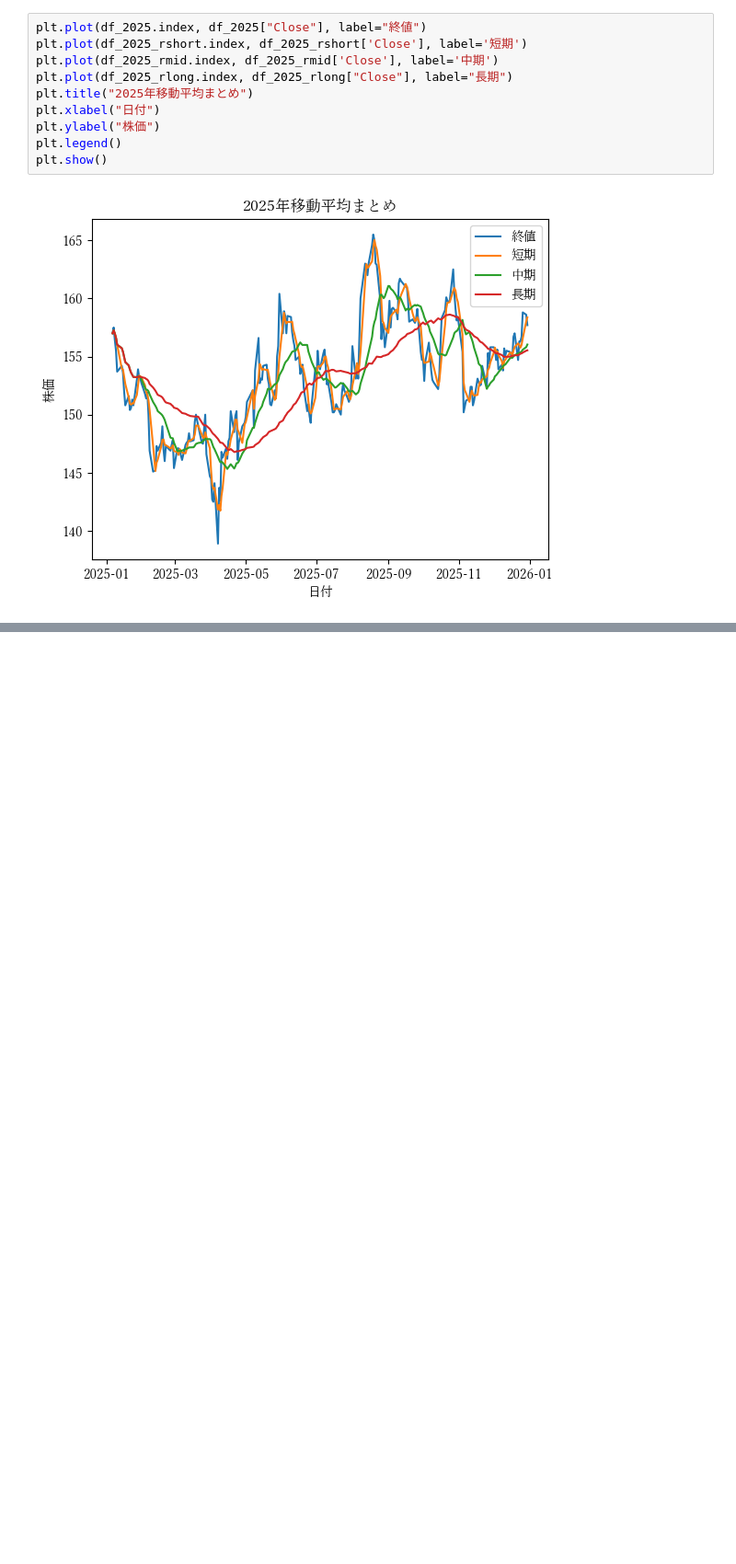
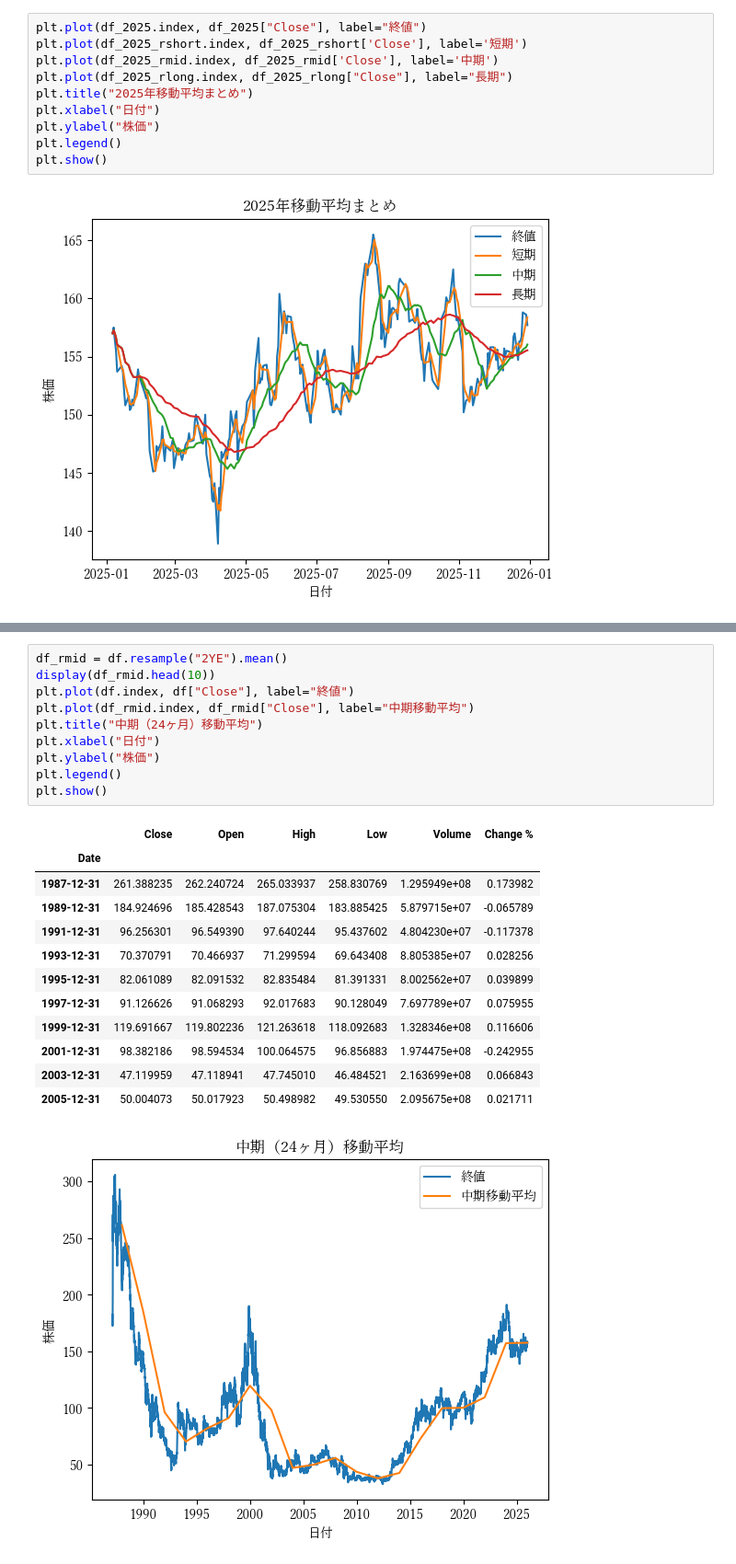
Before and after one commit to lktoby/stock_price, a Jupyter notebook: stock_price.ipynb, the cells around one changed output, grey strips where cells are left out. Shown at 92% size. Cells and saved outputs as stored; diff of their text form; blank space fills up the shorter version.

```diff
--- a/stock_price.ipynb
+++ b/stock_price.ipynb
@@ -287,0 +314,24 @@ plt.show()
+# %%
+df_rmid = df.resample("2YE").mean()
+display(df_rmid.head(10))
+plt.plot(df.index, df["Close"], label="終値")
+plt.plot(df_rmid.index, df_rmid["Close"], label="中期移動平均")
+plt.title("中期（24ヶ月）移動平均")
+plt.xlabel("日付")
+plt.ylabel("株価")
+plt.legend()
+plt.show()
+# %% [output]
+|  | Close | Open | High | Low | Volume | Change % |
+| Date |  |  |  |  |  |  |
+| 1987-12-31 | 261.388235 | 262.240724 | 265.033937 | 258.830769 | 1.295949e+08 | 0.173982 |
+| 1989-12-31 | 184.924696 | 185.428543 | 187.075304 | 183.885425 | 5.879715e+07 | -0.065789 |
+| 1991-12-31 | 96.256301 | 96.549390 | 97.640244 | 95.437602 | 4.804230e+07 | -0.117378 |
+| 1993-12-31 | 70.370791 | 70.466937 | 71.299594 | 69.643408 | 8.805385e+07 | 0.028256 |
+| 1995-12-31 | 82.061089 | 82.091532 | 82.835484 | 81.391331 | 8.002562e+07 | 0.039899 |
+| 1997-12-31 | 91.126626 | 91.068293 | 92.017683 | 90.128049 | 7.697789e+07 | 0.075955 |
+| 1999-12-31 | 119.691667 | 119.802236 | 121.263618 | 118.092683 | 1.328346e+08 | 0.116606 |
+| 2001-12-31 | 98.382186 | 98.594534 | 100.064575 | 96.856883 | 1.974475e+08 | -0.242955 |
+| 2003-12-31 | 47.119959 | 47.118941 | 47.745010 | 46.484521 | 2.163699e+08 | 0.066843 |
+| 2005-12-31 | 50.004073 | 50.017923 | 50.498982 | 49.530550 | 2.095675e+08 | 0.021711 |
+[figure, added]
```
Also changed, not shown: parts of 22 cells of this notebook.
